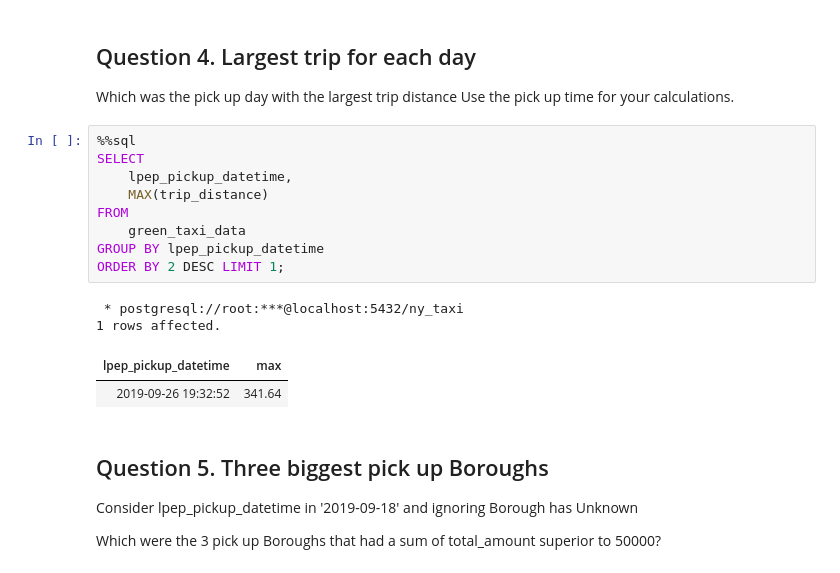
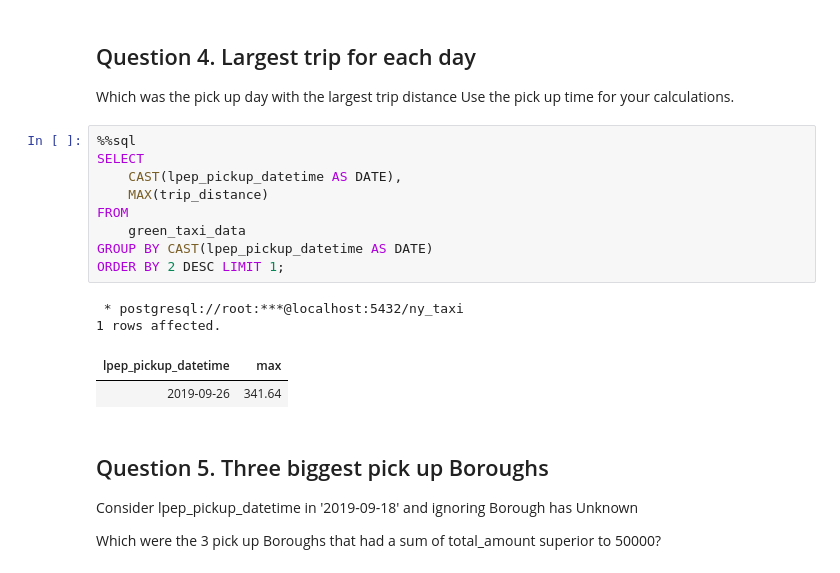
Before and after one commit to rajtmg23/de_zoomcamp, a Jupyter notebook: 01-docker-terraform/window_wsl_practice/docker/upload_green_trip_data.ipynb, the cells around one changed output. Cells and saved outputs as stored; diff of their text form.

```diff
--- a/01-docker-terraform/window_wsl_practice/docker/upload_green_trip_data.ipynb
+++ b/01-docker-terraform/window_wsl_practice/docker/upload_green_trip_data.ipynb
@@ -325,17 +338,17 @@ Which was the pick up day with the largest trip distance Use the pick up time fo
 # %%
 %%sql
 SELECT
-    lpep_pickup_datetime,
+    CAST(lpep_pickup_datetime AS DATE),
     MAX(trip_distance)
 FROM
     green_taxi_data
-GROUP BY lpep_pickup_datetime
+GROUP BY CAST(lpep_pickup_datetime AS DATE)
 ORDER BY 2 DESC LIMIT 1;
 # %% [output]
  * postgresql://root:***@localhost:5432/ny_taxi
 1 rows affected.
 | lpep_pickup_datetime | max |
-| 2019-09-26 19:32:52 | 341.64 |
+| 2019-09-26 | 341.64 |
 # %% [markdown]
 ## Question 5. Three biggest pick up Boroughs
 Consider lpep_pickup_datetime in '2019-09-18' and ignoring Borough has Unknown
```
Also changed, not shown: parts of 6 cells of this notebook, 6 other files.
